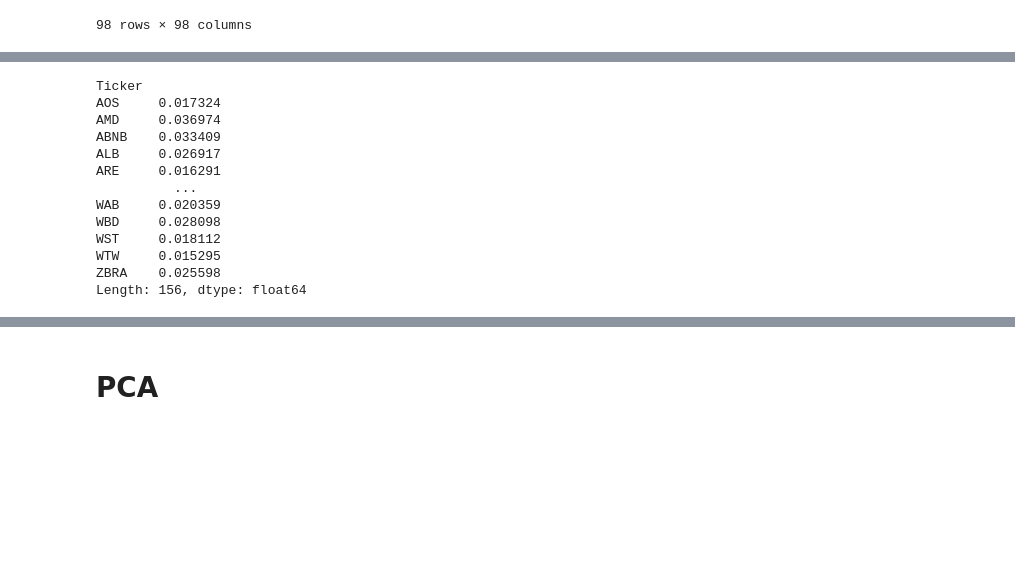
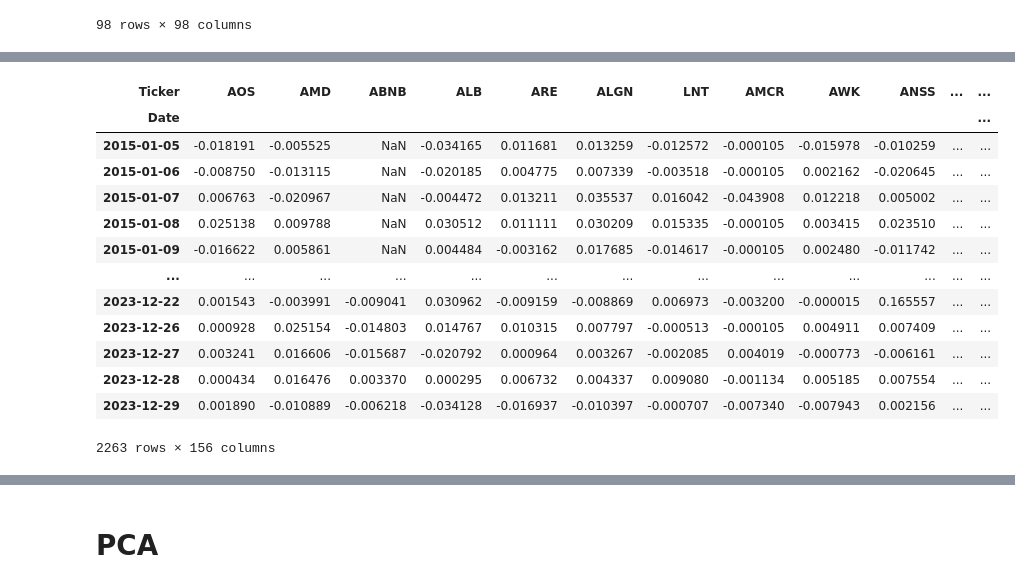
Before and after one commit to Antoinebattini/Pair_trading, a Jupyter notebook: Labo.ipynb, the cells around one changed output, grey strips where cells are left out. Saved outputs shown, nothing was run; the diff lists cells and outputs as text; code cells hidden in the pictures; blank space fills up the shorter version.

```diff
--- a/Labo.ipynb
+++ b/Labo.ipynb
@@ -1045,21 +1030,22 @@ data = raw_dataframe.copy()
 data = np.log(data/data.shift(1))
 data = data.apply(lambda x: x-x.mean())
 data = data.iloc[1:,:]
-sigma = data.std()
-sigma
-# %% [output]
-Ticker
-AOS     0.017324
-AMD     0.036974
-ABNB    0.033409
-ALB     0.026917
-ARE     0.016291
-          ...
-WAB     0.020359
-WBD     0.028098
-WST     0.018112
-WTW     0.015295
-ZBRA    0.025598
-Length: 156, dtype: float64
+# %%
+data
+# %% [output]
+| Ticker | AOS | AMD | ABNB | ALB | ARE | ALGN | LNT | AMCR | AWK | ANSS | ... | ... |
+| Date |  |  |  |  |  |  |  |  |  |  |  | ... |
+| 2015-01-05 | -0.018191 | -0.005525 | NaN | -0.034165 | 0.011681 | 0.013259 | -0.012572 | -0.000105 | -0.015978 | -0.010259 | ... | ... |
+| 2015-01-06 | -0.008750 | -0.013115 | NaN | -0.020185 | 0.004775 | 0.007339 | -0.003518 | -0.000105 | 0.002162 | -0.020645 | ... | ... |
+| 2015-01-07 | 0.006763 | -0.020967 | NaN | -0.004472 | 0.013211 | 0.035537 | 0.016042 | -0.043908 | 0.012218 | 0.005002 | ... | ... |
+| 2015-01-08 | 0.025138 | 0.009788 | NaN | 0.030512 | 0.011111 | 0.030209 | 0.015335 | -0.000105 | 0.003415 | 0.023510 | ... | ... |
+| 2015-01-09 | -0.016622 | 0.005861 | NaN | 0.004484 | -0.003162 | 0.017685 | -0.014617 | -0.000105 | 0.002480 | -0.011742 | ... | ... |
+| ... | ... | ... | ... | ... | ... | ... | ... | ... | ... | ... | ... | ... |
+| 2023-12-22 | 0.001543 | -0.003991 | -0.009041 | 0.030962 | -0.009159 | -0.008869 | 0.006973 | -0.003200 | -0.000015 | 0.165557 | ... | ... |
+| 2023-12-26 | 0.000928 | 0.025154 | -0.014803 | 0.014767 | 0.010315 | 0.007797 | -0.000513 | -0.000105 | 0.004911 | 0.007409 | ... | ... |
+| 2023-12-27 | 0.003241 | 0.016606 | -0.015687 | -0.020792 | 0.000964 | 0.003267 | -0.002085 | 0.004019 | -0.000773 | -0.006161 | ... | ... |
+| 2023-12-28 | 0.000434 | 0.016476 | 0.003370 | 0.000295 | 0.006732 | 0.004337 | 0.009080 | -0.001134 | 0.005185 | 0.007554 | ... | ... |
+| 2023-12-29 | 0.001890 | -0.010889 | -0.006218 | -0.034128 | -0.016937 | -0.010397 | -0.000707 | -0.007340 | -0.007943 | 0.002156 | ... | ... |
+2263 rows × 156 columns
 # %%
 correlation_matrix = data.corr()
```
Also changed, not shown: parts of 22 cells of this notebook, 1 other file.
